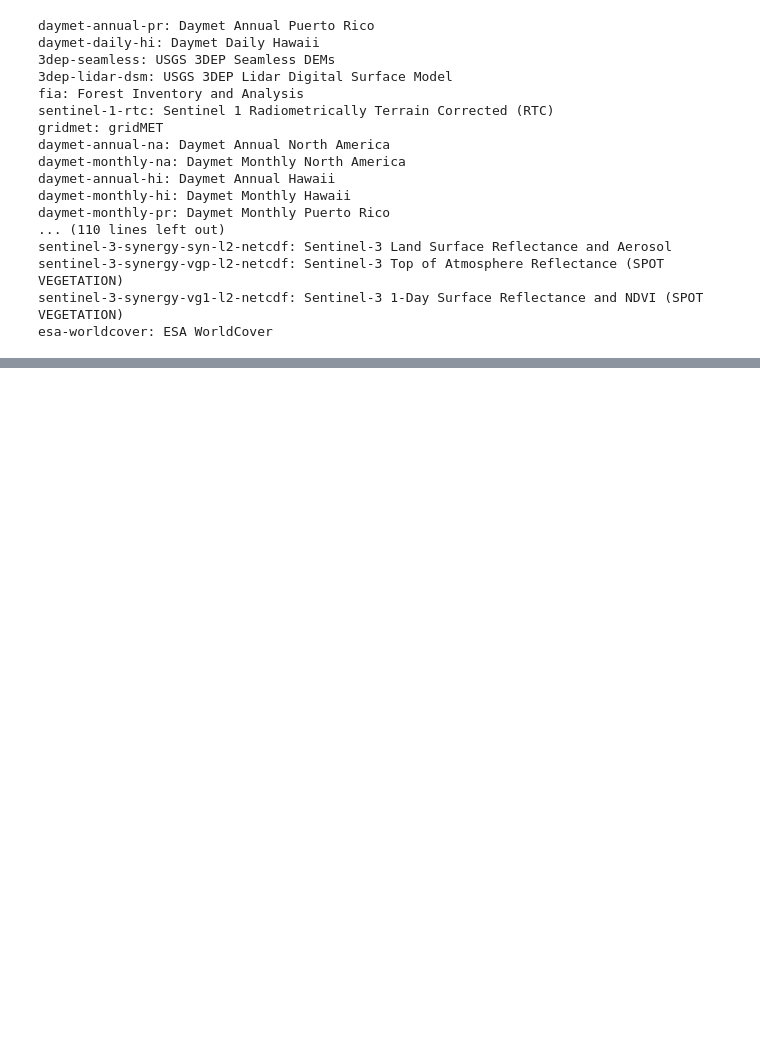
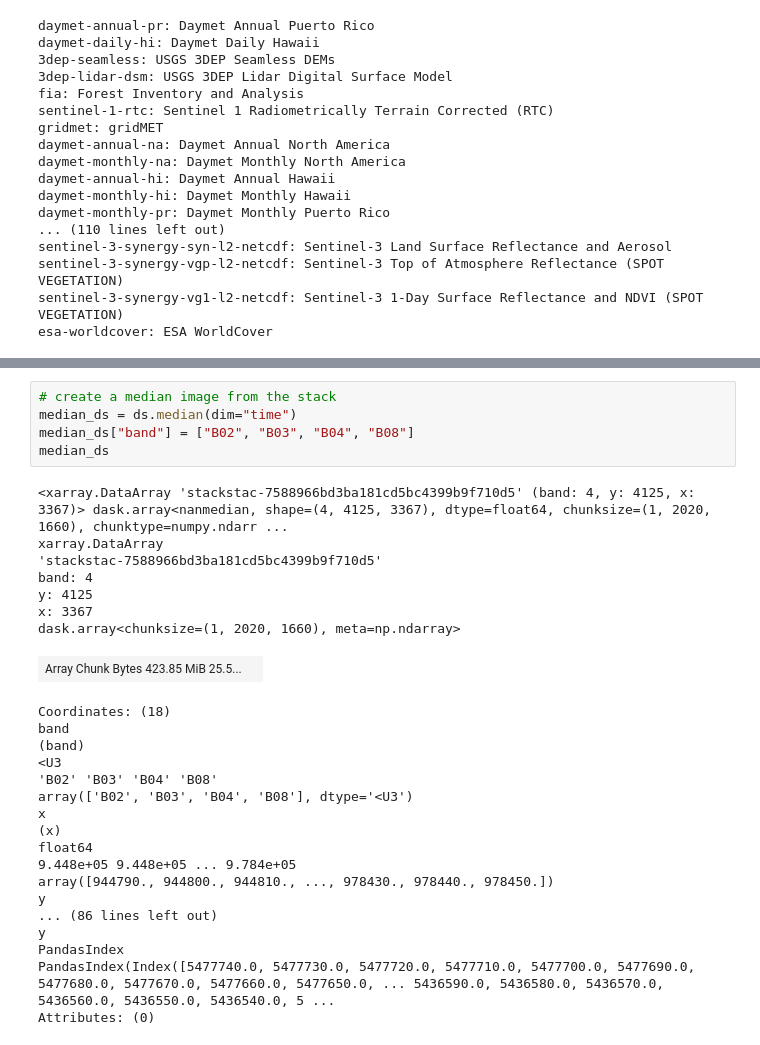
Before and after one commit to MoezLabiadh/py-stac, a Jupyter notebook: explore_stac.ipynb, the cells around one changed output, grey strips where cells are left out. Cells and saved outputs as stored; diff of their text form; blank space fills up the shorter version.

```diff
--- a/explore_stac.ipynb
+++ b/explore_stac.ipynb
@@ -91,2 +93,33 @@ transform :
 resolution :
 10
+# %%
+# create a median image from the stack
+median_ds = ds.median(dim="time")
+median_ds["band"] = ["B02", "B03", "B04", "B08"]
+median_ds
+# %% [output]
+<xarray.DataArray 'stackstac-7588966bd3ba181cd5bc4399b9f710d5' (band: 4, y: 4125, x: 3367)> dask.array<nanmedian, shape=(4, 4125, 3367), dtype=float64, chunksize=(1, 2020, 1660), chunktype=numpy.ndarr ...
+xarray.DataArray
+'stackstac-7588966bd3ba181cd5bc4399b9f710d5'
+band: 4
+y: 4125
+x: 3367
+dask.array<chunksize=(1, 2020, 1660), meta=np.ndarray>
+| Array Chunk Bytes 423.85 MiB 25.5... |  |
+Coordinates: (18)
+band
+(band)
+<U3
+'B02' 'B03' 'B04' 'B08'
+array(['B02', 'B03', 'B04', 'B08'], dtype='<U3')
+x
+(x)
+float64
+9.448e+05 9.448e+05 ... 9.784e+05
+array([944790., 944800., 944810., ..., 978430., 978440., 978450.])
+y
+... (86 lines left out)
+y
+PandasIndex
+PandasIndex(Index([5477740.0, 5477730.0, 5477720.0, 5477710.0, 5477700.0, 5477690.0, 5477680.0, 5477670.0, 5477660.0, 5477650.0, ... 5436590.0, 5436580.0, 5436570.0, 5436560.0, 5436550.0, 5436540.0, 5 ...
+Attributes: (0)
```
Also changed, not shown: parts of 4 cells of this notebook.
